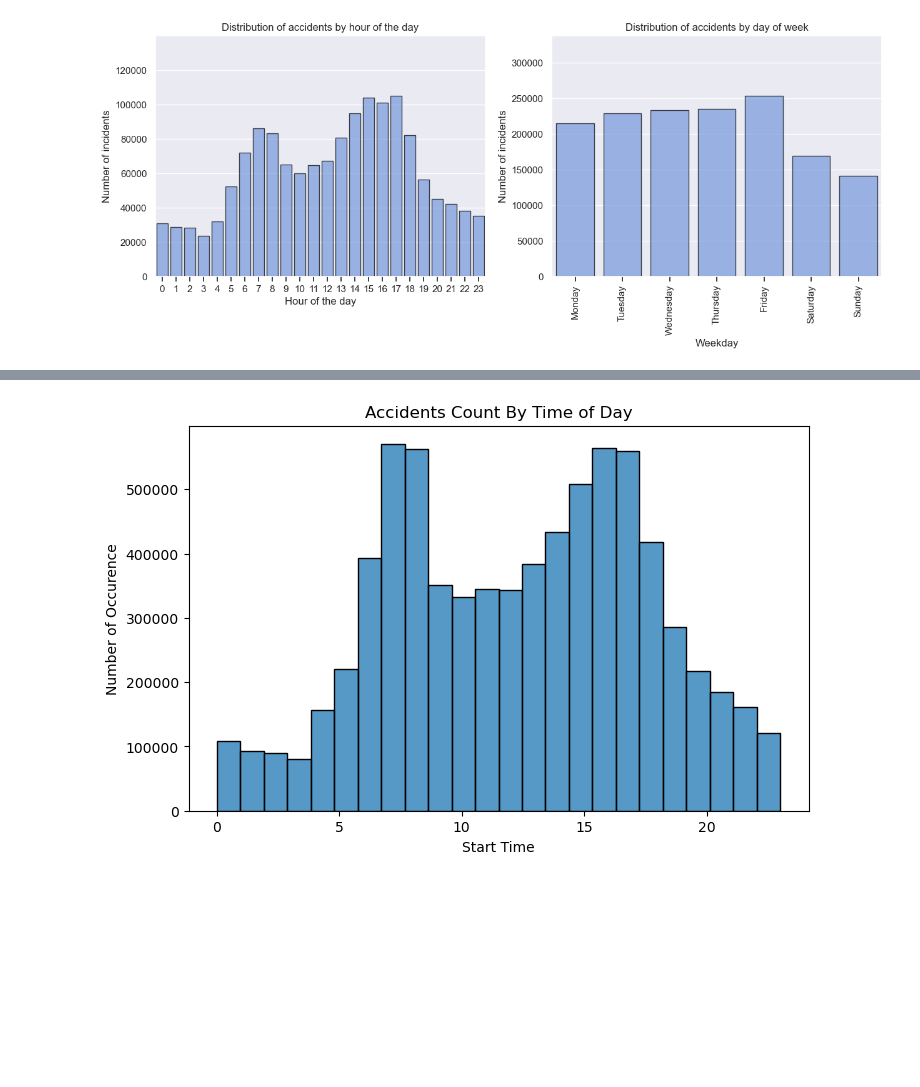
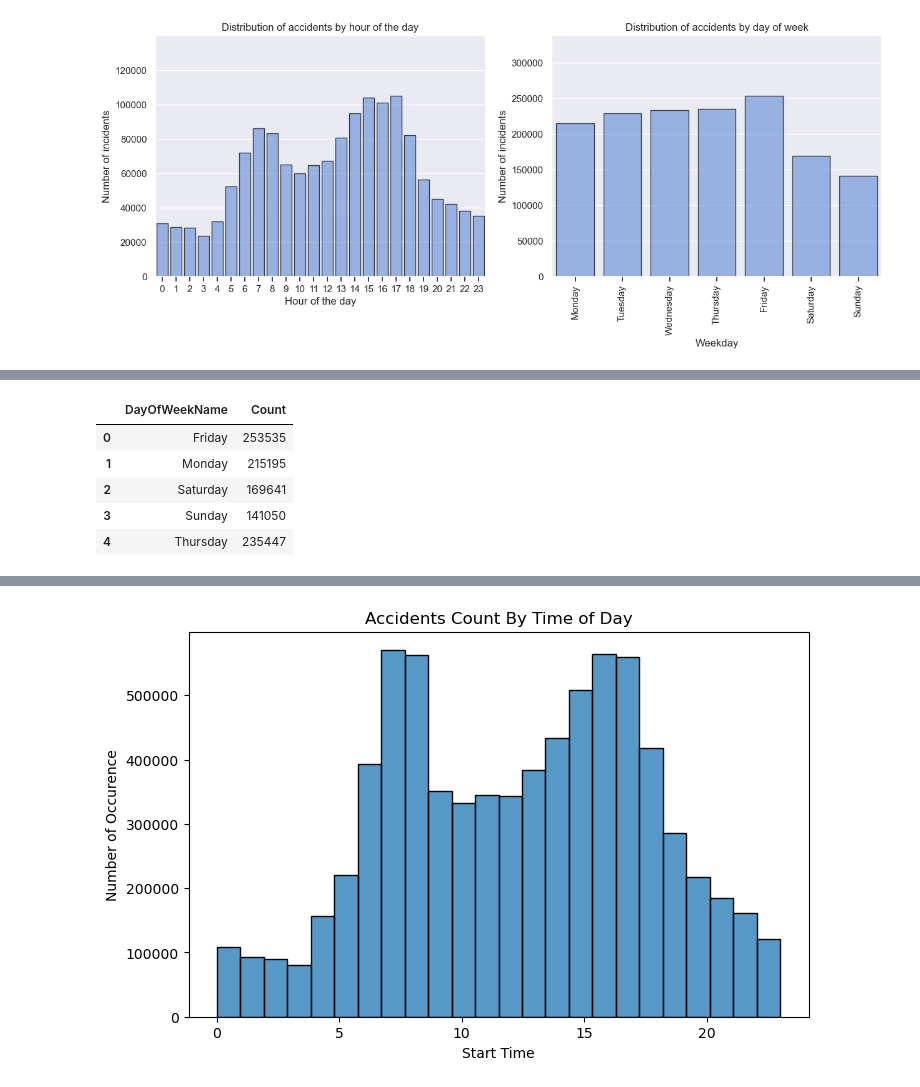
Before and after one commit to MKorona1/social_data_final_project, a Jupyter notebook: final_notebook/explainer_notebook.ipynb, the cells around one changed output, grey strips where cells are left out. Drawn from its saved outputs; the diff is of its cells as text; code cells hidden in the pictures; blank space fills up the shorter version.

```diff
--- a/final_notebook/explainer_notebook.ipynb
+++ b/final_notebook/explainer_notebook.ipynb
@@ -379,0 +402,10 @@ plt.show()
+# %%
+day_count = df_cal.groupby(["DayOfWeekName"])['ID'].count().reset_index(name="Count")
+day_count.head()
+# %% [output]
+|  | DayOfWeekName | Count |
+| 0 | Friday | 253535 |
+| 1 | Monday | 215195 |
+| 2 | Saturday | 169641 |
+| 3 | Sunday | 141050 |
+| 4 | Thursday | 235447 |
```
Also changed, not shown: parts of 10 cells of this notebook, 2 other files.
